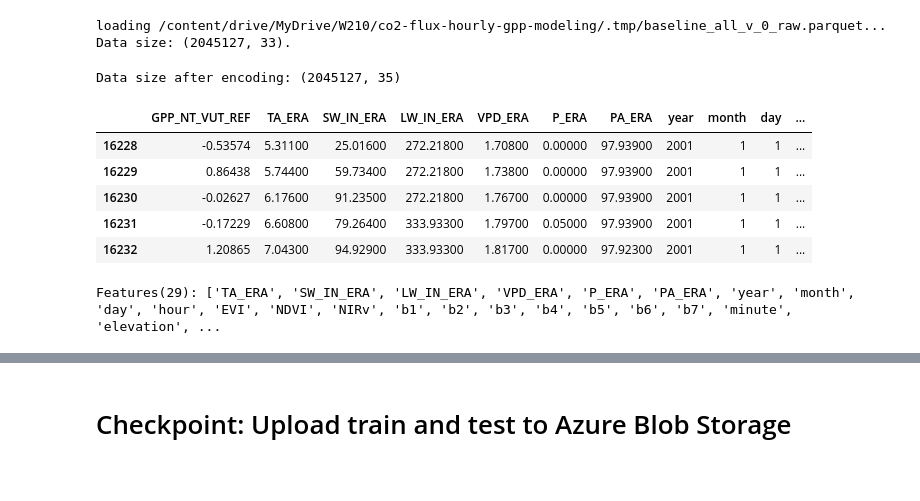
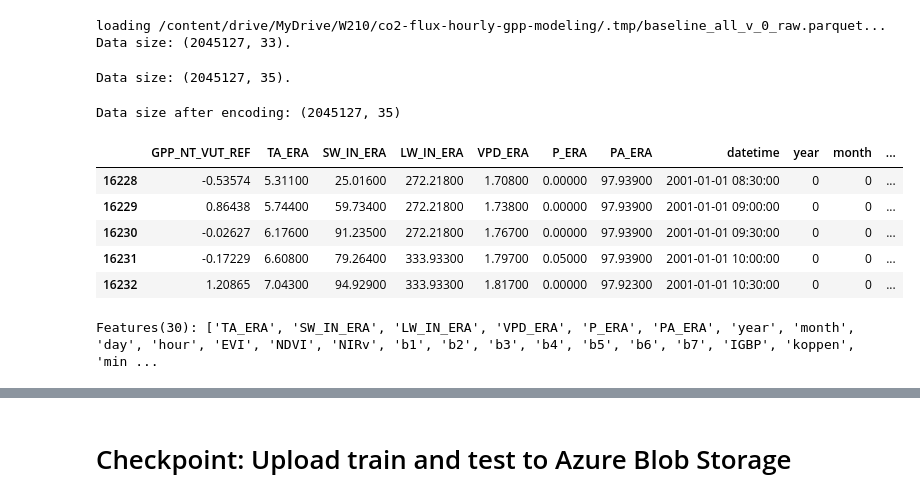
Before and after one commit to jcalz23/co2-flux-hourly-gpp-modeling, a Jupyter notebook: code/src/preprocessing/baseline-data-pipeline-v0.ipynb, the cells around one changed output, grey strips where cells are left out. Cells and saved outputs as stored; diff of their text form; code cells hidden in the pictures.

```diff
--- a/code/src/preprocessing/baseline-data-pipeline-v0.ipynb
+++ b/code/src/preprocessing/baseline-data-pipeline-v0.ipynb
@@ -245,7 +250,7 @@ array(['Temperate', 'Cold', 'Arid'], dtype=object)
 # %%
 # Upload to Azure Storage Blob
 # ref: https://stackoverflow.com/a/54666079
-data_cleanup_checkpoint = True
+data_cleanup_checkpoint = False
 tag = "raw"
 blob_name = f"{blob_name_base}_{tag}.{ext}"
 
@@ -291,46 +365,55 @@ if load_data_from_previous_checkpoint:
 loading /content/drive/MyDrive/W210/co2-flux-hourly-gpp-modeling/.tmp/baseline_all_v_0_raw.parquet...
 Data size: (2045127, 33).
 # %%
-# Drop 'datetime', 'date'; as they are already represented by other columns
+# Drop 'date'; as they are already represented by other columns
 
-categorical_cols = ['IGBP', 'c3c4', 'koppen_sub', 'koppen']
-
+categorical_cols = ['IGBP', 'c3c4', 'koppen_sub', 'koppen', 'site_id']
 if useSpark:
-  data_df = data_df.drop(*['datetime', 'date'])
+  data_df = data_df.drop(*['date'])
 else:
-  data_df = data_df.drop(['datetime', 'date'], axis = 1)
+  categorical_cols = ['IGBP', 'c3c4', 'koppen_sub', 'koppen', 'site_id',
+                      'year', 'month', 'day', 'hour', 'minute']
+  realNum_cols = ['TA_ERA', 'SW_IN_ERA', 'LW_IN_ERA', 'VPD_ERA', 'P_ERA', 'PA_ERA',
+                  'EVI', 'NDVI', 'NIRv', 'b1', 'b2', 'b3', 'b4', 'b5', 'b6', 'b7',
+                  'elevation', 'lat', 'long', 'c4_percent']
+  data_df = data_df.drop(['date'], axis = 1)
+  data_df['IGBP_name'] = data_df['IGBP']
+  data_df['koppen_name'] = data_df['koppen']
+  data_df['site_id_name'] = data_df['site_id']
+  non_features_cols = ['IGBP_name', 'koppen_name','site_id_name']
+  print(f"Data size: {data_df.shape}.")
+# %% [output]
+Data size: (2045127, 35).
 # %%
 if useSpark:
   from pyspark.ml.feature import StringIndexer, OneHotEncoder, VectorAssembler, MinMaxScaler
   string_indexer = StringIndexer(inputCols=categorical_cols, outputCols=[x + "_Index" for x in categorical_cols])
   data_df = string_indexer.fit(data_df).transform(data_df)
 
   one_hot_encoder  = OneHotEncoder(inputCols=string_indexer.getOutputCols(), outputCols=[x + "_OHE" for x in categorical_cols])
   data_df = one_hot_encoder.fit(data_df).transform(data_df)
 
   data_df = data_df.drop(*string_indexer.getOutputCols())
 
   print(f"Data size after encoding: {data_df.count()} rows x {len(data_df.columns)} columns.")
   data_df.show()
 else:
   from sklearn.preprocessing import LabelEncoder
   # One-hot encoding
   # encoded_df = pd.get_dummies(data_df[categorical_cols],
   #                             columns=categorical_cols,
   #                             dummy_na=False)
-  encoded_df = data_df[categorical_cols].apply(LabelEncoder().fit_transform)
-  encoded_df = encoded_df.add_suffix('_nbr')
-  data_df = data_df.join(encoded_df)
+  data_df[categorical_cols] = data_df[categorical_cols].apply(LabelEncoder().fit_transform)
   print(f"Data size after encoding: {data_df.shape}")
   display(data_df.head())
 # %% [output]
 Data size after encoding: (2045127, 35)
-|  | GPP_NT_VUT_REF | TA_ERA | SW_IN_ERA | LW_IN_ERA | VPD_ERA | P_ERA | PA_ERA | year | month | day | ... |
-| 16228 | -0.53574 | 5.31100 | 25.01600 | 272.21800 | 1.70800 | 0.00000 | 97.93900 | 2001 | 1 | 1 | ... |
-| 16229 | 0.86438 | 5.74400 | 59.73400 | 272.21800 | 1.73800 | 0.00000 | 97.93900 | 2001 | 1 | 1 | ... |
-| 16230 | -0.02627 | 6.17600 | 91.23500 | 272.21800 | 1.76700 | 0.00000 | 97.93900 | 2001 | 1 | 1 | ... |
-| 16231 | -0.17229 | 6.60800 | 79.26400 | 333.93300 | 1.79700 | 0.05000 | 97.93900 | 2001 | 1 | 1 | ... |
-| 16232 | 1.20865 | 7.04300 | 94.92900 | 333.93300 | 1.81700 | 0.00000 | 97.92300 | 2001 | 1 | 1 | ... |
+|  | GPP_NT_VUT_REF | TA_ERA | SW_IN_ERA | LW_IN_ERA | VPD_ERA | P_ERA | PA_ERA | datetime | year | month | ... |
+| 16228 | -0.53574 | 5.31100 | 25.01600 | 272.21800 | 1.70800 | 0.00000 | 97.93900 | 2001-01-01 08:30:00 | 0 | 0 | ... |
+| 16229 | 0.86438 | 5.74400 | 59.73400 | 272.21800 | 1.73800 | 0.00000 | 97.93900 | 2001-01-01 09:00:00 | 0 | 0 | ... |
+| 16230 | -0.02627 | 6.17600 | 91.23500 | 272.21800 | 1.76700 | 0.00000 | 97.93900 | 2001-01-01 09:30:00 | 0 | 0 | ... |
+| 16231 | -0.17229 | 6.60800 | 79.26400 | 333.93300 | 1.79700 | 0.05000 | 97.93900 | 2001-01-01 10:00:00 | 0 | 0 | ... |
+| 16232 | 1.20865 | 7.04300 | 94.92900 | 333.93300 | 1.81700 | 0.00000 | 97.92300 | 2001-01-01 10:30:00 | 0 | 0 | ... |
 # %%
 # Get features
 features = data_df.columns
@@ -340,13 +423,13 @@ else:
   features = data_df.columns.to_list()
 
 features.remove(target_variable)
-features.remove('site_id')
+features.remove("datetime")
 
-for f in categorical_cols:
+for f in non_features_cols:
   features.remove(f)
 print(f"Features({len(features)}): {features}")
 # %% [output]
-Features(29): ['TA_ERA', 'SW_IN_ERA', 'LW_IN_ERA', 'VPD_ERA', 'P_ERA', 'PA_ERA', 'year', 'month', 'day', 'hour', 'EVI', 'NDVI', 'NIRv', 'b1', 'b2', 'b3', 'b4', 'b5', 'b6', 'b7', 'minute', 'elevation', ...
+Features(30): ['TA_ERA', 'SW_IN_ERA', 'LW_IN_ERA', 'VPD_ERA', 'P_ERA', 'PA_ERA', 'year', 'month', 'day', 'hour', 'EVI', 'NDVI', 'NIRv', 'b1', 'b2', 'b3', 'b4', 'b5', 'b6', 'b7', 'IGBP', 'koppen', 'min ...
 # %%
 # Assemble data
 if useSpark:
```
Also changed, not shown: parts of 8 cells of this notebook.
